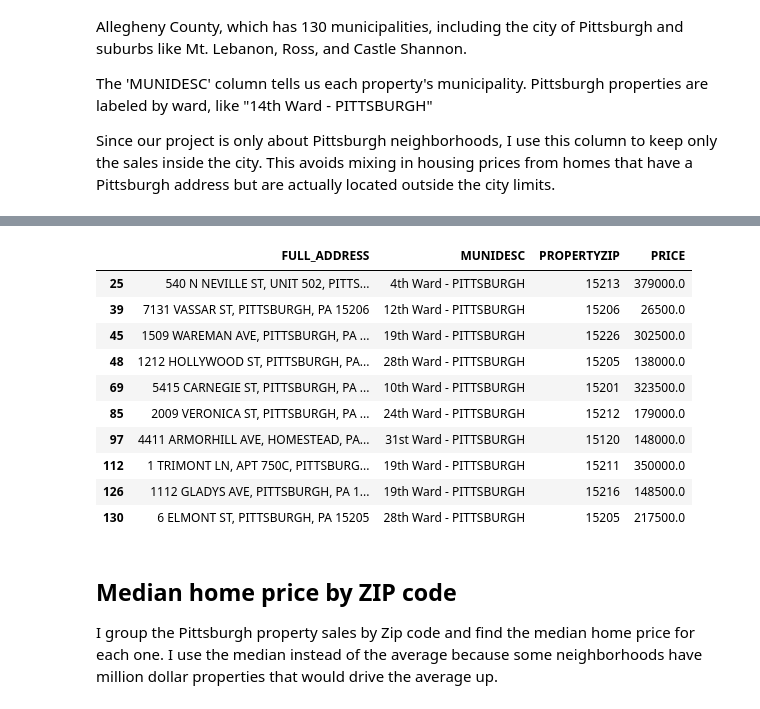
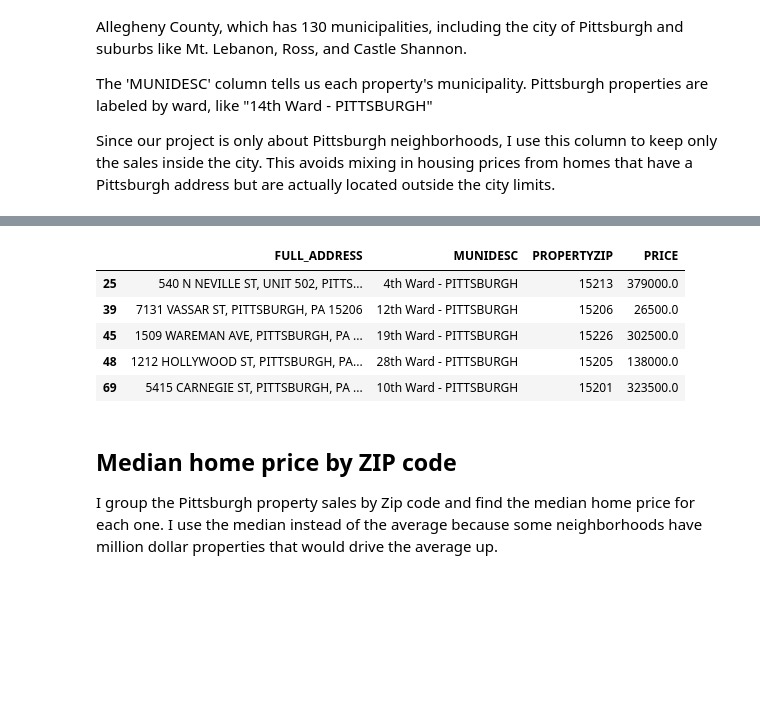
Before and after one commit to hancher626/CMPINF-0011-FInal-Project-Group-23, a Jupyter notebook: nathan_housing_price.ipynb, the cells around one changed output, grey strips where cells are left out. Saved outputs shown, nothing was run; the diff lists cells and outputs as text; code cells hidden in the pictures; blank space fills up the shorter version.

```diff
--- a/nathan_housing_price.ipynb
+++ b/nathan_housing_price.ipynb
@@ -128,17 +107,12 @@ Not_Pittsburgh_property_sales[["FULL_ADDRESS", "MUNIDESC", "PROPERTYZIP", "PRICE
 # %%
-Pittsburgh_property_sales[["FULL_ADDRESS", "MUNIDESC", "PROPERTYZIP", "PRICE"]].head(10)
+Pittsburgh_property_sales[["FULL_ADDRESS", "MUNIDESC", "PROPERTYZIP", "PRICE"]].head()
 # %% [output]
 |  | FULL_ADDRESS | MUNIDESC | PROPERTYZIP | PRICE |
 | 25 | 540 N NEVILLE ST, UNIT 502, PITTS... | 4th Ward - PITTSBURGH | 15213 | 379000.0 |
 | 39 | 7131 VASSAR ST, PITTSBURGH, PA 15206 | 12th Ward - PITTSBURGH | 15206 | 26500.0 |
 | 45 | 1509 WAREMAN AVE, PITTSBURGH, PA ... | 19th Ward - PITTSBURGH | 15226 | 302500.0 |
 | 48 | 1212 HOLLYWOOD ST, PITTSBURGH, PA... | 28th Ward - PITTSBURGH | 15205 | 138000.0 |
 | 69 | 5415 CARNEGIE ST, PITTSBURGH, PA ... | 10th Ward - PITTSBURGH | 15201 | 323500.0 |
-| 85 | 2009 VERONICA ST, PITTSBURGH, PA ... | 24th Ward - PITTSBURGH | 15212 | 179000.0 |
-| 97 | 4411 ARMORHILL AVE, HOMESTEAD, PA... | 31st Ward - PITTSBURGH | 15120 | 148000.0 |
-| 112 | 1 TRIMONT LN, APT 750C, PITTSBURG... | 19th Ward - PITTSBURGH | 15211 | 350000.0 |
-| 126 | 1112 GLADYS AVE, PITTSBURGH, PA 1... | 19th Ward - PITTSBURGH | 15216 | 148500.0 |
-| 130 | 6 ELMONT ST, PITTSBURGH, PA 15205 | 28th Ward - PITTSBURGH | 15205 | 217500.0 |
 # %% [markdown]
 ## Median home price by ZIP code
 I group the Pittsburgh property sales by Zip code and find the median home price for each one. I use the median instead of the average because some neighborhoods have million dollar properties that would drive the average up.
```
Also changed, not shown: parts of 20 cells of this notebook, 1 other file.
